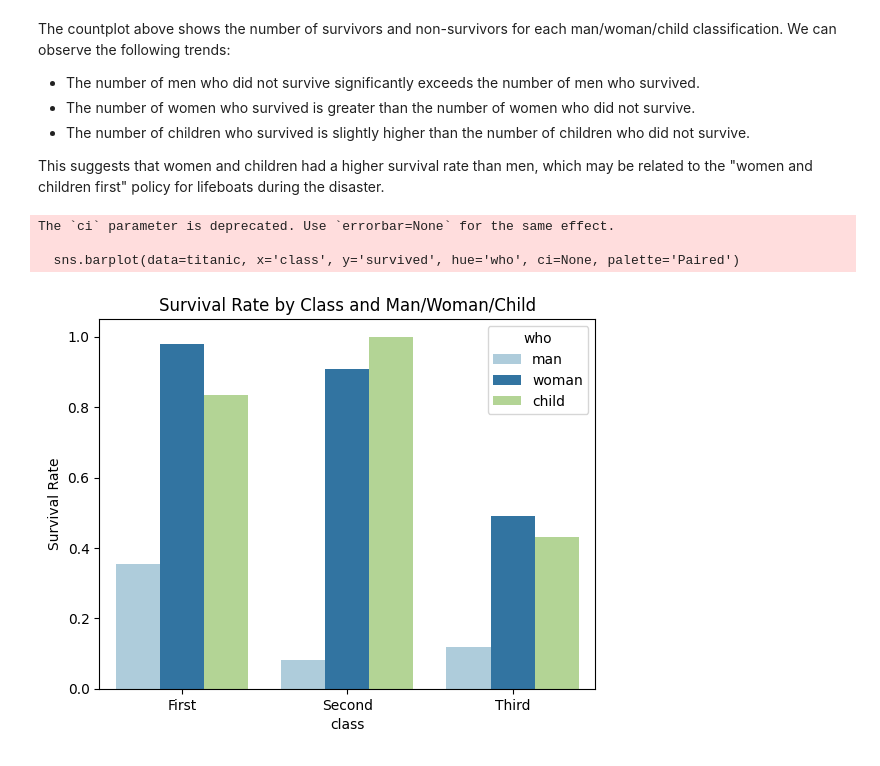
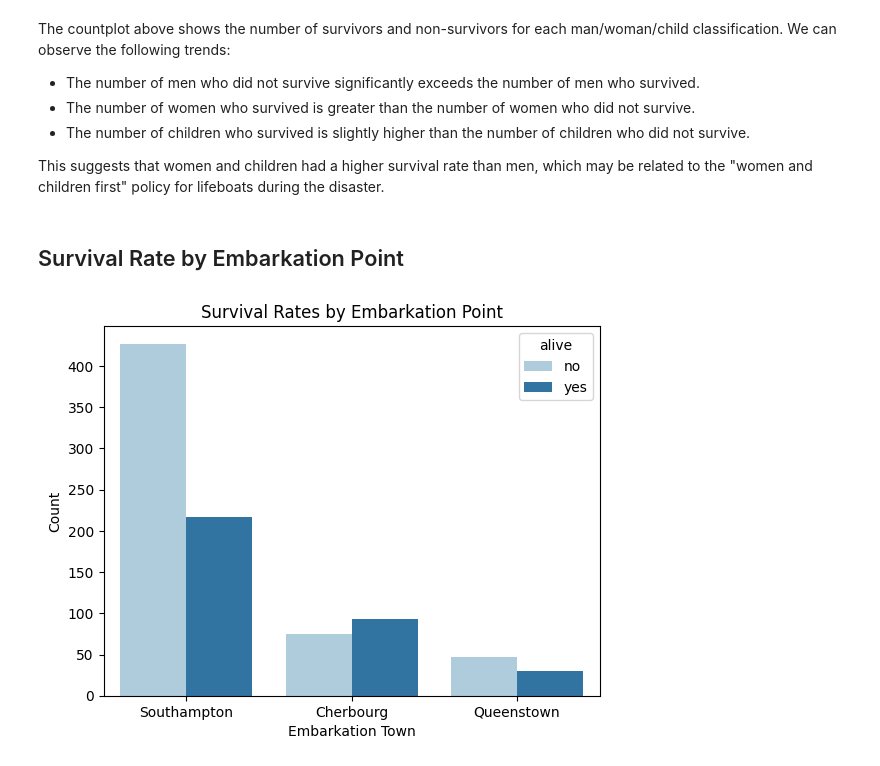
Before and after one commit to smith-kyle/notebook-diff-tests, a Jupyter notebook: titanic.ipynb, the cells around one changed output. Saved outputs shown, nothing was run; the diff lists cells and outputs as text; code cells hidden in the pictures.

```diff
--- a/titanic.ipynb
+++ b/titanic.ipynb
@@ -30,13 +32,13 @@ The countplot above shows the number of survivors and non-survivors for each man
 - The number of children who survived is slightly higher than the number of children who did not survive.
 
 This suggests that women and children had a higher survival rate than men, which may be related to the "women and children first" policy for lifeboats during the disaster.
+# %% [markdown]
+## Survival Rate by Embarkation Point
 # %%
-sns.barplot(data=titanic, x='class', y='survived', hue='who', ci=None, palette='Paired')
-plt.title('Survival Rate by Class and Man/Woman/Child')
-plt.ylabel('Survival Rate')
+sns.countplot(data=titanic, x='embark_town', hue='alive', palette='Paired')
+plt.title('Survival Rates by Embarkation Point')
+plt.xlabel('Embarkation Town')
+plt.ylabel('Count')
 plt.show()
 # %% [output]
-The `ci` parameter is deprecated. Use `errorbar=None` for the same effect.
-
-  sns.barplot(data=titanic, x='class', y='survived', hue='who', ci=None, palette='Paired')
-[figure, old version]
+[figure, new version]
```
Also changed, not shown: parts of 4 cells of this notebook, 1 other file.
